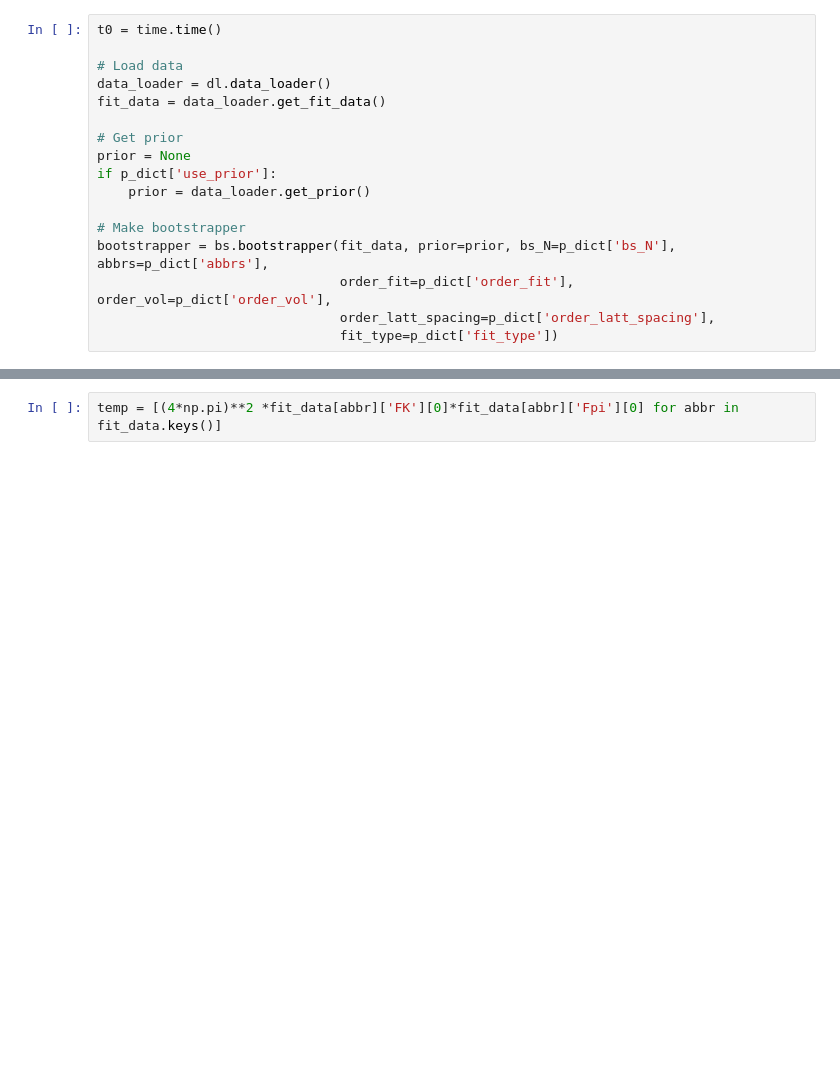
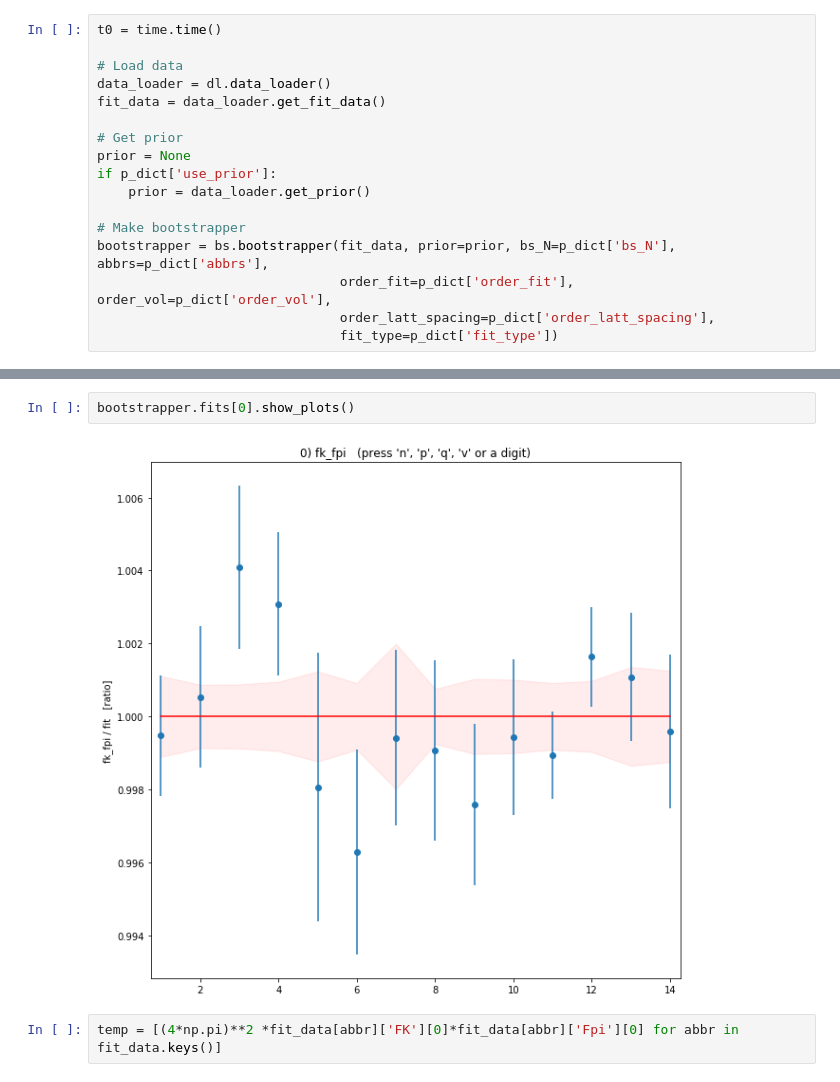
Before and after one commit to callat-qcd/project_fkfpi, a Jupyter notebook: notebooks/determine_lecs.ipynb, the cells around one changed output, grey strips where cells are left out. Saved outputs shown, nothing was run; the diff lists cells and outputs as text; blank space fills up the shorter version.

```diff
--- a/notebooks/determine_lecs.ipynb
+++ b/notebooks/determine_lecs.ipynb
@@ -223,3 +261,7 @@ Settings:
+# %%
+bootstrapper.fits[0].show_plots()
+# %% [output]
+[figure, added]
 # %%
 temp = [(4*np.pi)**2 *fit_data[abbr]['FK'][0]*fit_data[abbr]['Fpi'][0] for abbr in fit_data.keys()]
 # %%
```
Also changed, not shown: parts of 7 cells of this notebook, 1 other file.
